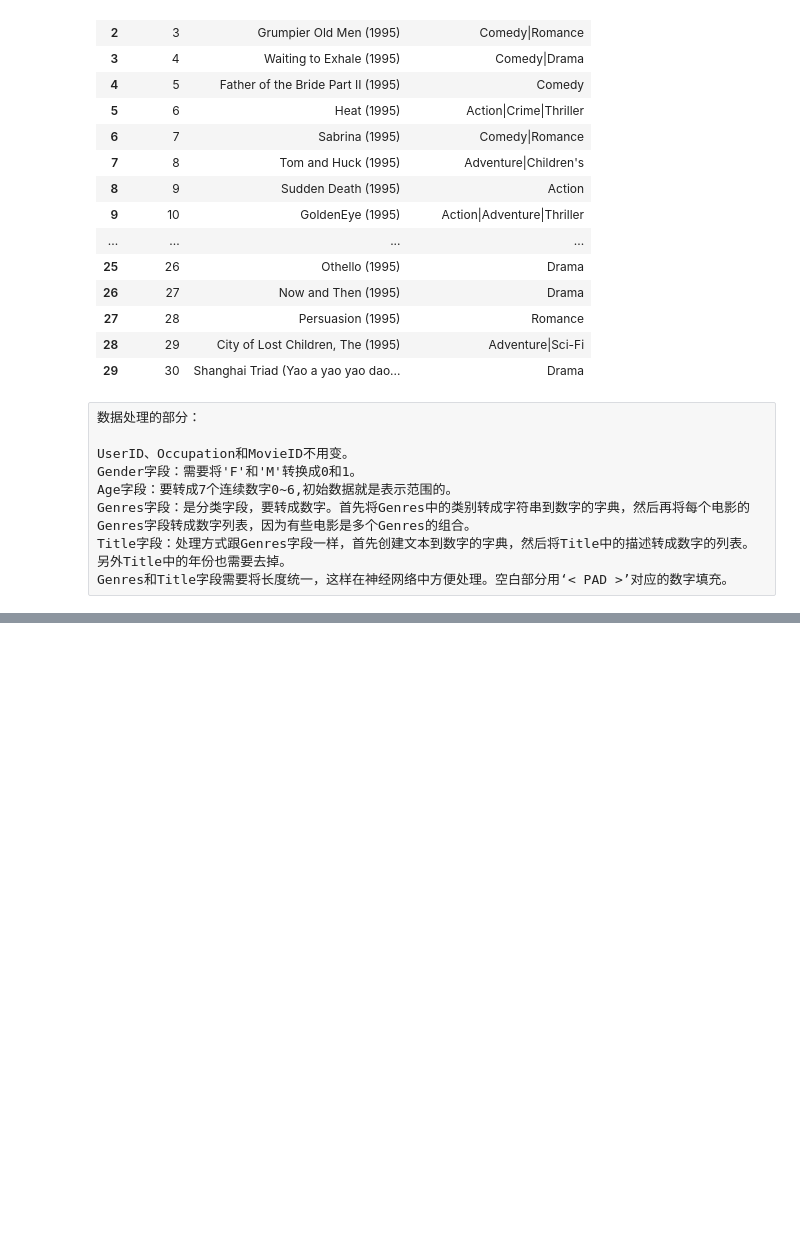
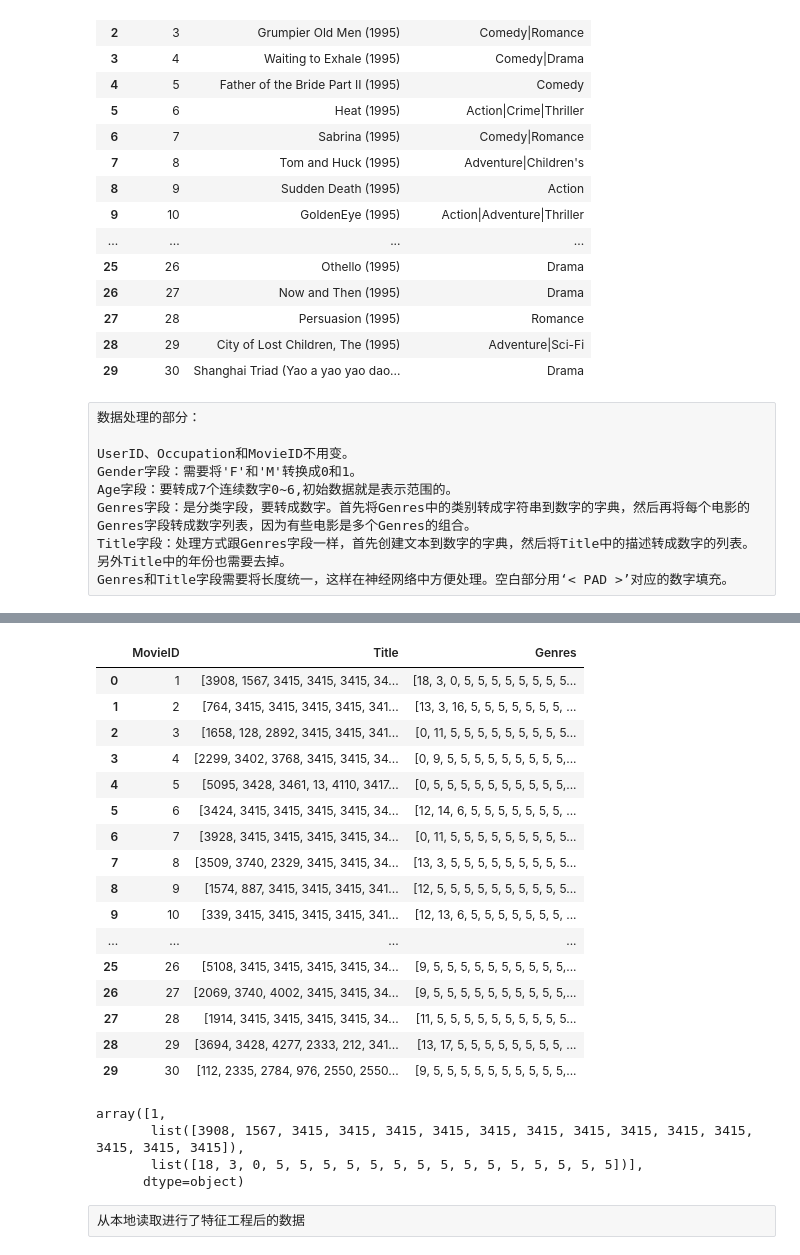
Before and after one commit to shukhg/Movie_Recommender, a Jupyter notebook: code/movie_recommender.ipynb, the cells around one changed output, grey strips where cells are left out. Cells and saved outputs as stored; diff of their text form; code cells hidden in the pictures; blank space fills up the shorter version.

```diff
--- a/code/movie_recommender.ipynb
+++ b/code/movie_recommender.ipynb
@@ -158,0 +199,29 @@ def load_data():
+# %%
+movies.head(30)
+# %% [output]
+|  | MovieID | Title | Genres |
+| 0 | 1 | [3908, 1567, 3415, 3415, 3415, 34... | [18, 3, 0, 5, 5, 5, 5, 5, 5, 5, 5... |
+| 1 | 2 | [764, 3415, 3415, 3415, 3415, 341... | [13, 3, 16, 5, 5, 5, 5, 5, 5, 5, ... |
+| 2 | 3 | [1658, 128, 2892, 3415, 3415, 341... | [0, 11, 5, 5, 5, 5, 5, 5, 5, 5, 5... |
+| 3 | 4 | [2299, 3402, 3768, 3415, 3415, 34... | [0, 9, 5, 5, 5, 5, 5, 5, 5, 5, 5,... |
+| 4 | 5 | [5095, 3428, 3461, 13, 4110, 3417... | [0, 5, 5, 5, 5, 5, 5, 5, 5, 5, 5,... |
+| 5 | 6 | [3424, 3415, 3415, 3415, 3415, 34... | [12, 14, 6, 5, 5, 5, 5, 5, 5, 5, ... |
+| 6 | 7 | [3928, 3415, 3415, 3415, 3415, 34... | [0, 11, 5, 5, 5, 5, 5, 5, 5, 5, 5... |
+| 7 | 8 | [3509, 3740, 2329, 3415, 3415, 34... | [13, 3, 5, 5, 5, 5, 5, 5, 5, 5, 5... |
+| 8 | 9 | [1574, 887, 3415, 3415, 3415, 341... | [12, 5, 5, 5, 5, 5, 5, 5, 5, 5, 5... |
+| 9 | 10 | [339, 3415, 3415, 3415, 3415, 341... | [12, 13, 6, 5, 5, 5, 5, 5, 5, 5, ... |
+| ... | ... | ... | ... |
+| 25 | 26 | [5108, 3415, 3415, 3415, 3415, 34... | [9, 5, 5, 5, 5, 5, 5, 5, 5, 5, 5,... |
+| 26 | 27 | [2069, 3740, 4002, 3415, 3415, 34... | [9, 5, 5, 5, 5, 5, 5, 5, 5, 5, 5,... |
+| 27 | 28 | [1914, 3415, 3415, 3415, 3415, 34... | [11, 5, 5, 5, 5, 5, 5, 5, 5, 5, 5... |
+| 28 | 29 | [3694, 3428, 4277, 2333, 212, 341... | [13, 17, 5, 5, 5, 5, 5, 5, 5, 5, ... |
+| 29 | 30 | [112, 2335, 2784, 976, 2550, 2550... | [9, 5, 5, 5, 5, 5, 5, 5, 5, 5, 5,... |
+# %%
+movies.values[0]
+# %% [output]
+array([1,
+       list([3908, 1567, 3415, 3415, 3415, 3415, 3415, 3415, 3415, 3415, 3415, 3415, 3415, 3415, 3415]),
+       list([18, 3, 0, 5, 5, 5, 5, 5, 5, 5, 5, 5, 5, 5, 5, 5, 5, 5])],
+      dtype=object)
+# %% [raw]
+从本地读取进行了特征工程后的数据
```
Also changed, not shown: parts of 5 cells of this notebook.
